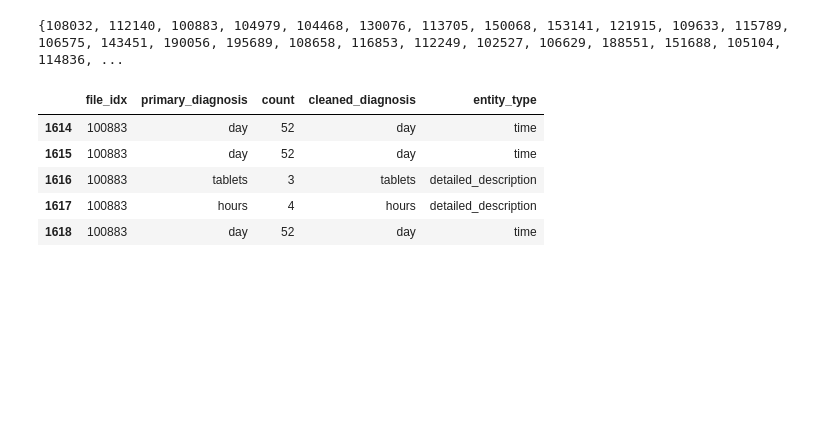
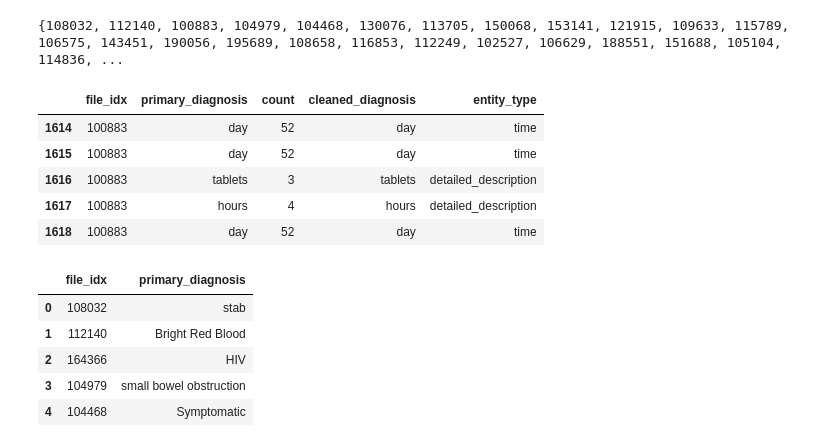
Before and after one commit to Vinayak-Kannan/Vinayak-Kannan-Cohere-Health-Take-Home-112023, a Jupyter notebook: Project/Dataset Creation/temp.ipynb, the cells around one changed output. Drawn from its saved outputs; the diff is of its cells as text; code cells hidden in the pictures; blank space fills up the shorter version.

```diff
--- a/Project/Dataset Creation/temp.ipynb
+++ b/Project/Dataset Creation/temp.ipynb
@@ -82,3 +82,34 @@ test.head()
 | 1616 | 100883 | tablets | 3 | tablets | detailed_description |
 | 1617 | 100883 | hours | 4 | hours | detailed_description |
 | 1618 | 100883 | day | 52 | day | time |
+# %%
+# Create a new dataframe with only file_idx and primary_diagnosis. Selecte primary_diagnosis as the primary_diagnosis which has highest count if the entity_type containts 'disease'. If the file_idx does not have a row that contains 'disease', select the primary_diagnosis with the highest count.
+new_df = pd.DataFrame(columns=['file_idx', 'primary_diagnosis'])
+for file_idx in all_file_idx:
+    # Get all rows in df where file_idx == file_idx
+    rows = df[df['file_idx'] == file_idx]
+    if len(rows) == 0:
+        continue
+    # Get all rows where entity_type contains 'disease'
+    disease_rows = rows[rows['entity_type'].str.contains('disease')]
+    # If disease_rows is not empty
+    if len(disease_rows) > 0:
+        # Get the primary_diagnosis with the highest count
+        primary_diagnosis = disease_rows['primary_diagnosis'].value_counts().index[0]
+    else:
+        try:
+            # Get the primary_diagnosis with the highest count
+            primary_diagnosis = rows['primary_diagnosis'].value_counts().index[0]
+        except:
+            continue
+    # Append to new_df
+    new_df = new_df.append({'file_idx': file_idx, 'primary_diagnosis': primary_diagnosis}, ignore_index=True)
+# %%
+new_df.head()
+# %% [output]
+|  | file_idx | primary_diagnosis |
+| 0 | 108032 | stab |
+| 1 | 112140 | Bright Red Blood |
+| 2 | 164366 | HIV |
+| 3 | 104979 | small bowel obstruction |
+| 4 | 104468 | Symptomatic |
```
